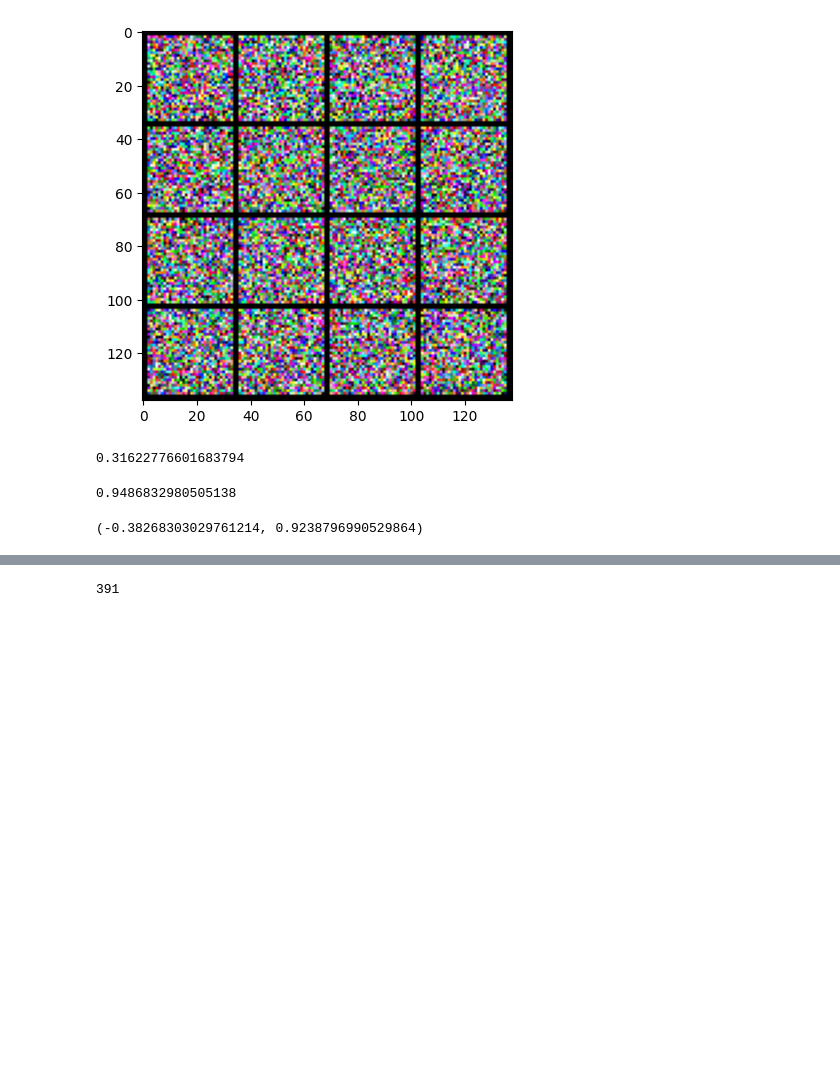
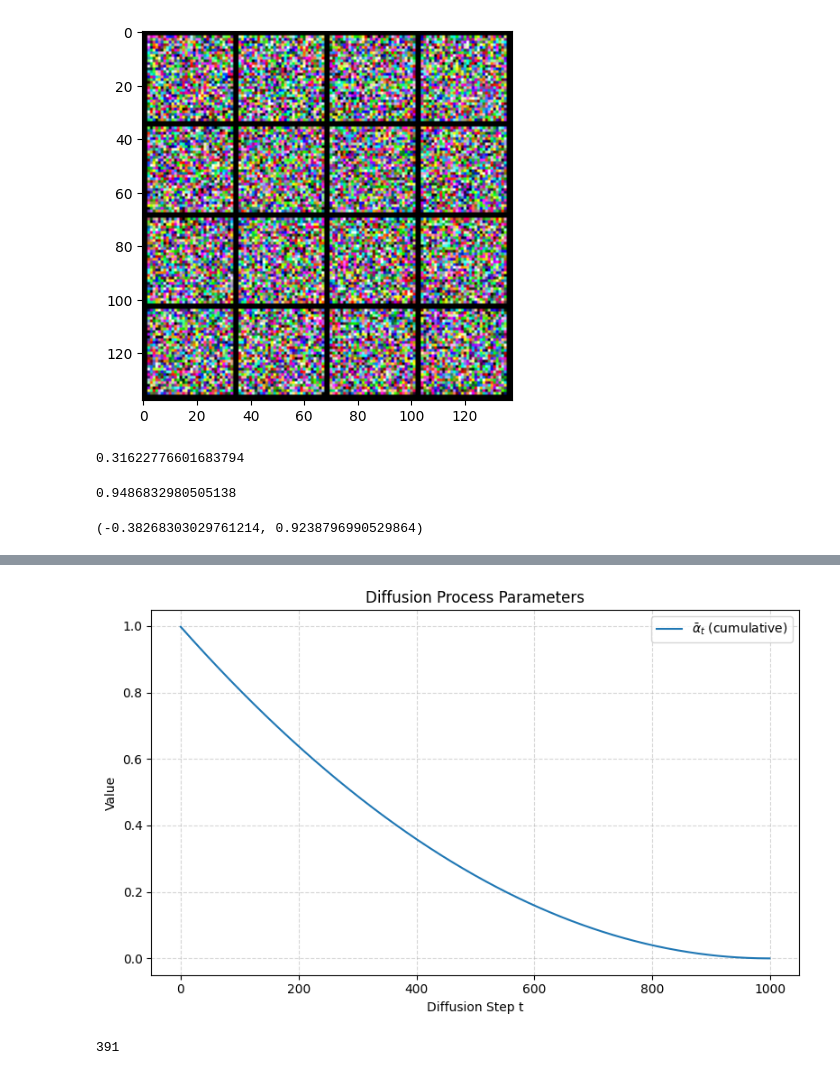
Before and after one commit to Beilong-Tang/geometric-aware-diffusion, a Jupyter notebook: visualize.ipynb, the cells around one changed output, grey strips where cells are left out. Saved outputs shown, nothing was run; the diff lists cells and outputs as text; code cells hidden in the pictures; blank space fills up the shorter version.

```diff
--- a/visualize.ipynb
+++ b/visualize.ipynb
@@ -147,3 +148,49 @@ plt.show()
+# %%
+def get_t(t, T):
+    if t == T:
+        return 1
+    w_t = sum([(T - t) ** 2 / (T - _i) ** 2 * _i / T for _i in range(1, t + 1)])
+    return w_t
+
+import numpy as np
+import matplotlib.pyplot as plt
+
+# Number of diffusion steps
+T = 1000
+
+# Define a simple beta schedule (linear)
+# beta_start = 1e-4
+# beta_end = 0.02
+# beta_t = np.linspace(beta_start, beta_end, T)
+t = torch.arange(1, 1000 + 1, step=1, dtype=torch.float)
+beta_t = (2*T - 2*t + 1) / (T -t + 1)**2
+alpha_t = 1-beta_t
+# alpha_t_hat = torch.cumprod(alpha_t, dim = 0)
+
+alpha_t_hat = (1-t/T)**2
+sqrt_alpha_t_hat = torch.sqrt(alpha_t)
+sqrt_one_minus_alpha_t_hat = torch.sqrt(1- alpha_t_hat)
+# sqrt_beta_t = torch.sqrt((2*T - 2*t + 1) / (T -t + 1)**2)
+# beta_t_hat = torch.tensor([ get_t(t, T) for t in range(1, T+1)], dtype=torch.float)/100
+
+# Plot all three
+plt.figure(figsize=(8, 5))
+# plt.plot(range(T), sqrt_beta_t, label=r"sqrt_$\beta_t$")
+# plt.plot(range(T), beta_t_hat, label=r"$\bar{\beta}_t$ (cumulative)")
+plt.plot(range(T), alpha_t_hat, label=r"$\bar{\alpha}_t$ (cumulative)")
+# plt.plot(range(T), sqrt_one_minus_alpha_t_hat, label=r"sqrt_1-$\alpha_t$")
+# plt.plot(range(T), test, label=r"sqrt_1-$\alpha_t$")
+# plt.plot(range(T), alpha_t_hat, label=r"$\bar{\alpha}_t$ (cumulative)")
+
+plt.title("Diffusion Process Parameters")
+plt.xlabel("Diffusion Step t")
+plt.ylabel("Value")
+plt.legend()
+plt.grid(True, linestyle="--", alpha=0.5)
+plt.tight_layout()
+plt.show()
+# %% [output]
+[figure, added]
 # %%
 import torch
 import torch.utils.data as data
```
Also changed, not shown: parts of 4 cells of this notebook, 5 other files.
